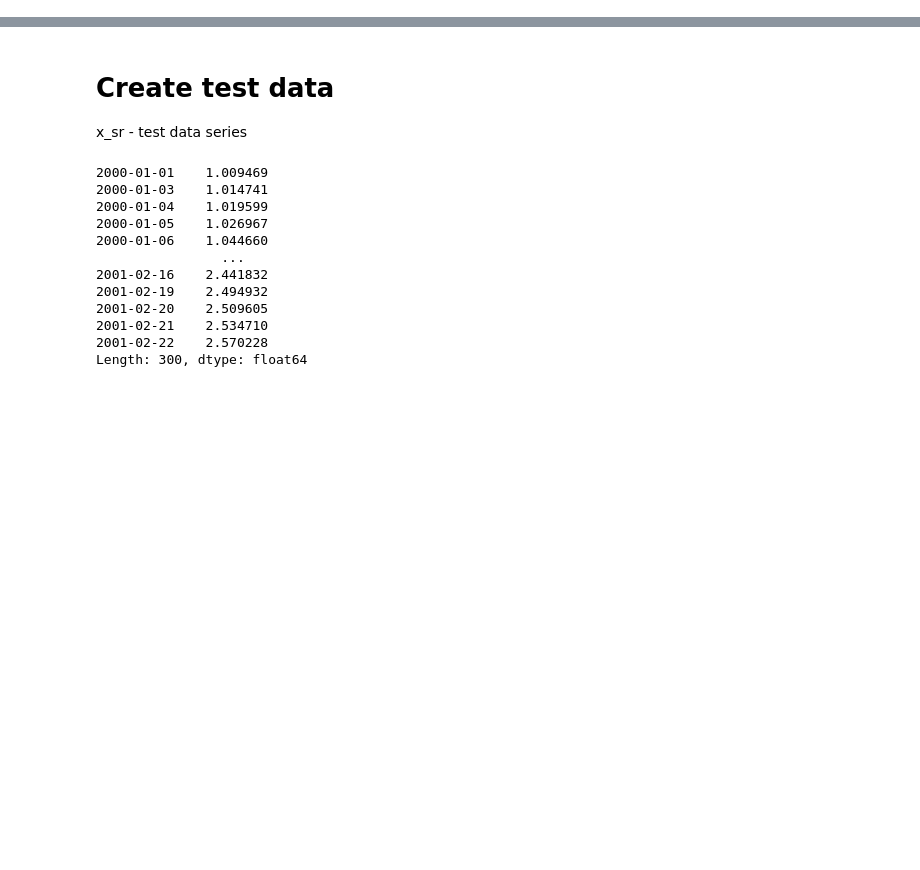
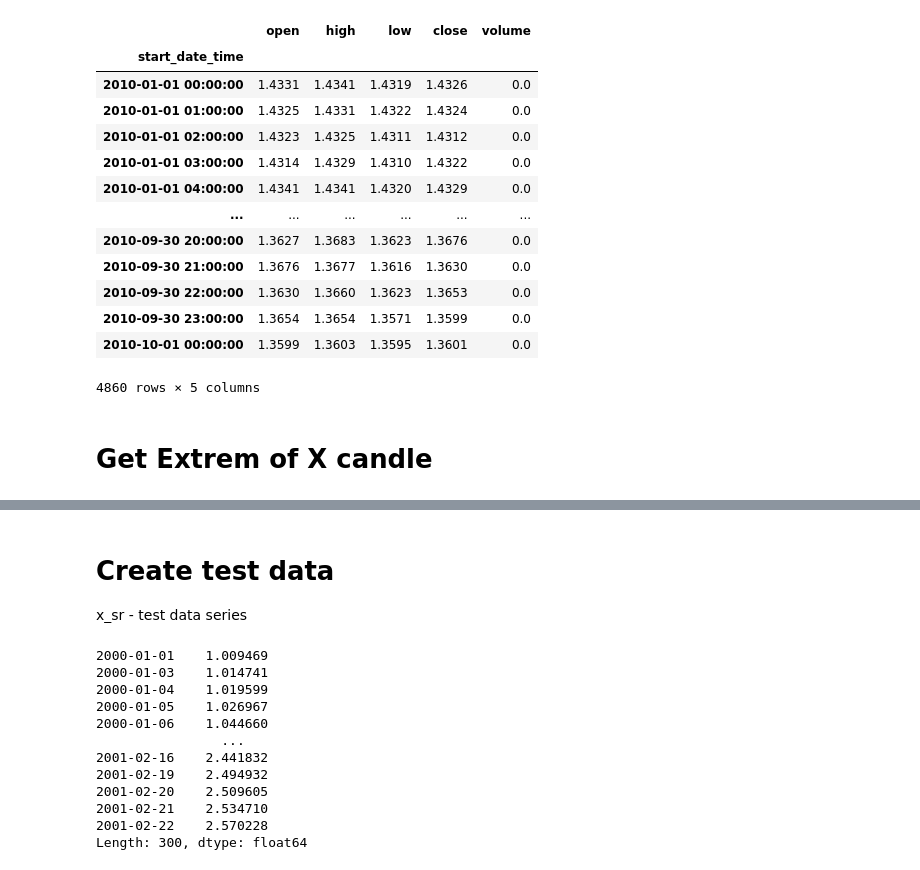
Before and after one commit to NNTrade/metrics, a Jupyter notebook: example/FuturePercentStepMatrix/Analis.ipynb, the cells around one changed output, grey strips where cells are left out. Cells and saved outputs as stored; diff of their text form; code cells hidden in the pictures; blank space fills up the shorter version.

```diff
--- a/example/FuturePercentStepMatrix/Analis.ipynb
+++ b/example/FuturePercentStepMatrix/Analis.ipynb
@@ -4,0 +46,23 @@ import matplotlib.pyplot as plt
+# %%
+quote_h1 = quote_h1_m1[quote_h1_m1["isLast"] == 1]
+quote_h1.set_index("aggregated_start_date_time",inplace=True)
+quote_h1.index.name = INDEX
+quote_h1 = quote_h1[[OPEN, HIGH, LOW,CLOSE, VOLUME]]
+quote_h1
+# %% [output]
+|  | open | high | low | close | volume |
+| start_date_time |  |  |  |  |  |
+| 2010-01-01 00:00:00 | 1.4331 | 1.4341 | 1.4319 | 1.4326 | 0.0 |
+| 2010-01-01 01:00:00 | 1.4325 | 1.4331 | 1.4322 | 1.4324 | 0.0 |
+| 2010-01-01 02:00:00 | 1.4323 | 1.4325 | 1.4311 | 1.4312 | 0.0 |
+| 2010-01-01 03:00:00 | 1.4314 | 1.4329 | 1.4310 | 1.4322 | 0.0 |
+| 2010-01-01 04:00:00 | 1.4341 | 1.4341 | 1.4320 | 1.4329 | 0.0 |
+| ... | ... | ... | ... | ... | ... |
+| 2010-09-30 20:00:00 | 1.3627 | 1.3683 | 1.3623 | 1.3676 | 0.0 |
+| 2010-09-30 21:00:00 | 1.3676 | 1.3677 | 1.3616 | 1.3630 | 0.0 |
+| 2010-09-30 22:00:00 | 1.3630 | 1.3660 | 1.3623 | 1.3653 | 0.0 |
+| 2010-09-30 23:00:00 | 1.3654 | 1.3654 | 1.3571 | 1.3599 | 0.0 |
+| 2010-10-01 00:00:00 | 1.3599 | 1.3603 | 1.3595 | 1.3601 | 0.0 |
+4860 rows × 5 columns
+# %% [markdown]
+# Get Extrem of X candle
```
Also changed, not shown: parts of 11 cells of this notebook, 15 other files.
